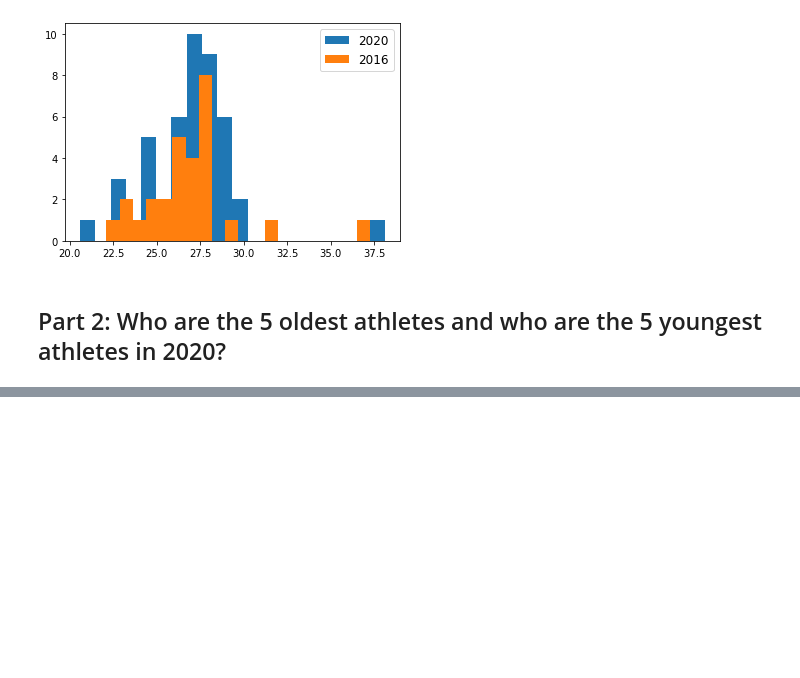
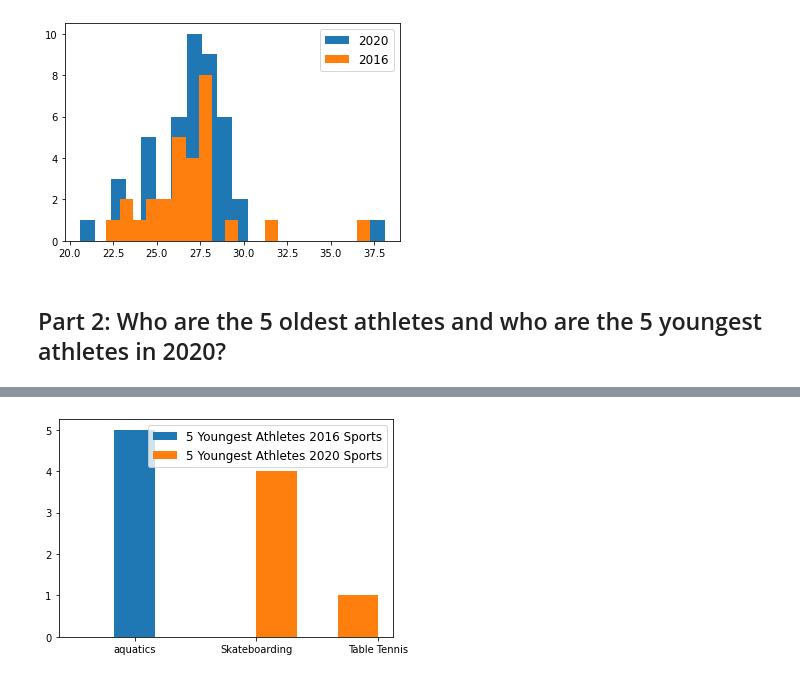
Before and after one commit to bdavis12302/2020-2016-Summer-Olympic-Data, a Jupyter notebook: DSCI235 Final Project - 2020 and 2016 Summer Olympic Data.ipynb, the cells around one changed output, grey strips where cells are left out. Saved outputs shown, nothing was run; the diff lists cells and outputs as text; code cells hidden in the pictures; blank space fills up the shorter version.

```diff
--- a/DSCI235 Final Project - 2020 and 2016 Summer Olympic Data.ipynb
+++ b/DSCI235 Final Project - 2020 and 2016 Summer Olympic Data.ipynb
@@ -136,0 +221,10 @@ olympics2020AgeSorted.plot.box(showfliers=False, title="Age distribution of athl
+# %%
+%matplotlib inline
+num_bins=3
+young2016Olympics = olympics2016Young5['sport']
+young2020Olympics = olympics2020Young5['Sport']
+plt.hist(young2016Olympics, num_bins, label="5 Youngest Athletes 2016 Sports")
+plt.hist(young2020Olympics, num_bins, label="5 Youngest Athletes 2020 Sports")
+plt.legend(loc='upper right', fontsize='12');
+# %% [output]
+[figure, added]
```
Also changed, not shown: parts of 17 cells of this notebook.
